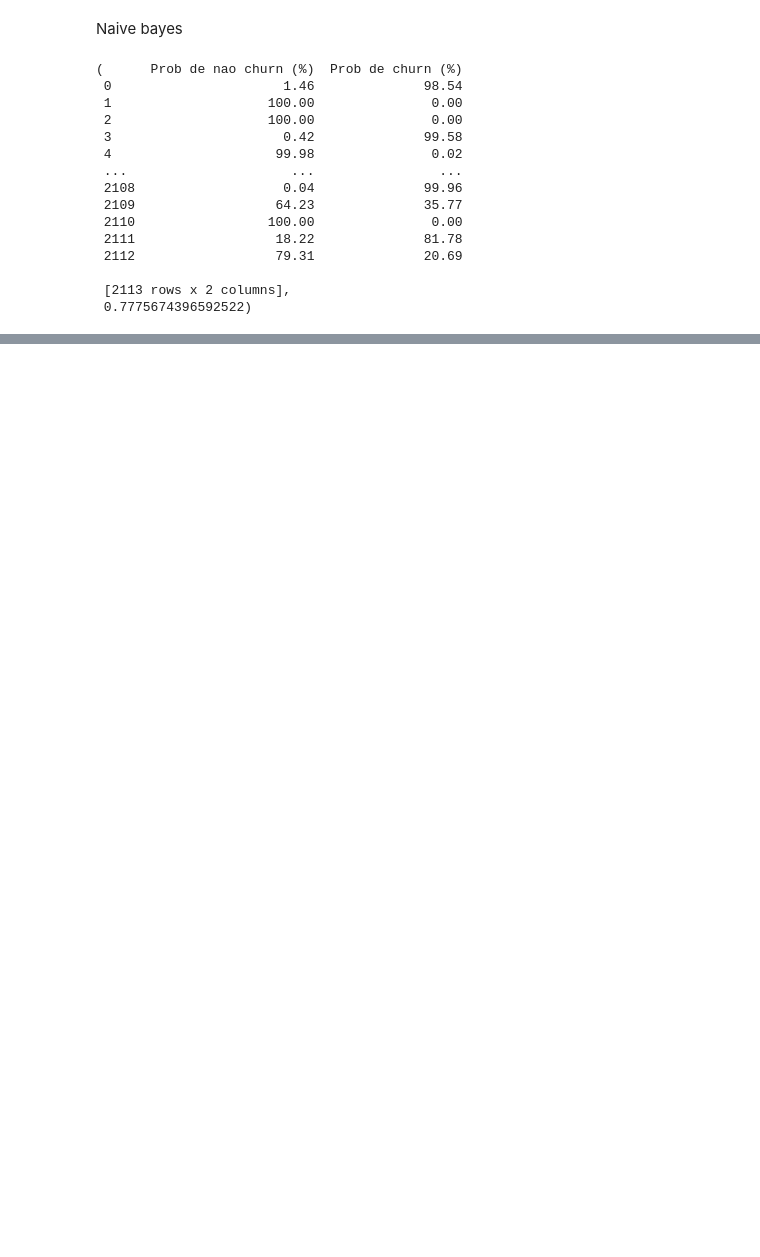
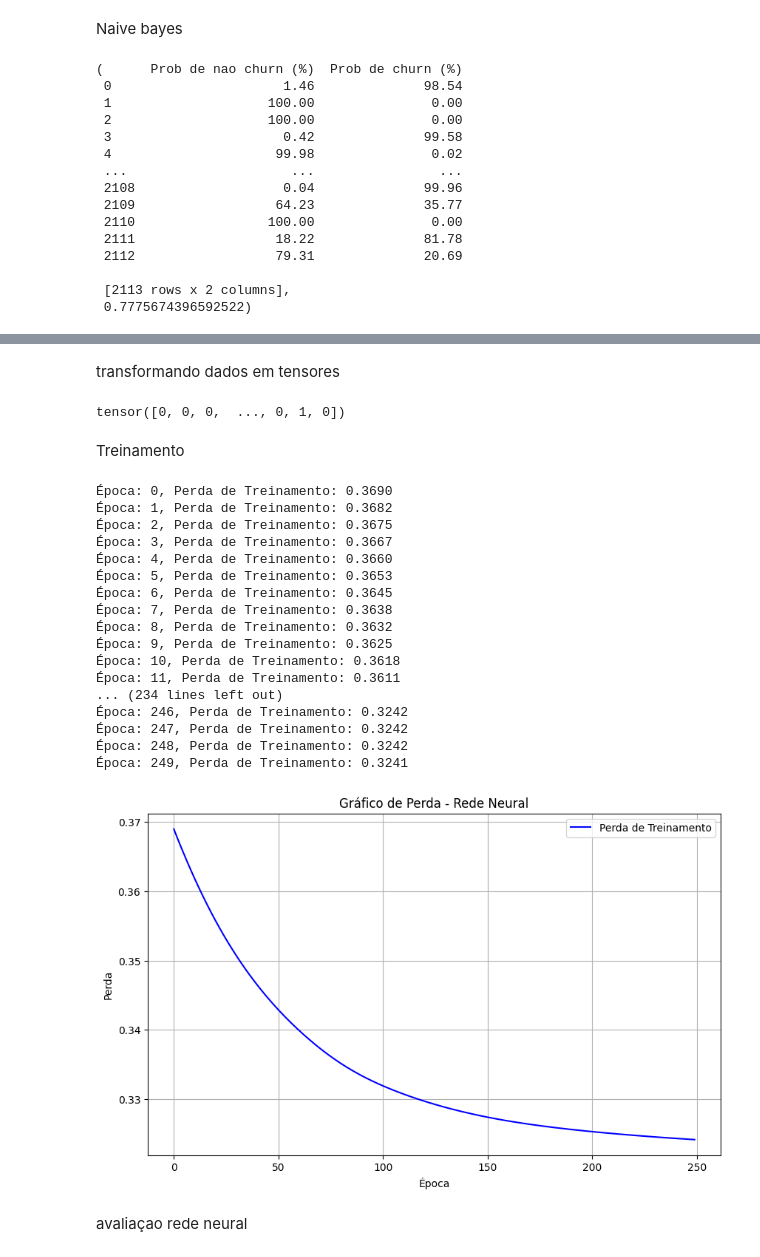
Before and after one commit to WesleySouza13/Analise-em-Churn, a Jupyter notebook: Untitled-1.ipynb, the cells around one changed output, grey strips where cells are left out. Drawn from its saved outputs; the diff is of its cells as text; code cells hidden in the pictures; blank space fills up the shorter version.

Commit message:
rede neural

```diff
--- a/Untitled-1.ipynb
+++ b/Untitled-1.ipynb
@@ -612,0 +652,70 @@ probabilidade_de_churn
+# %%
+#criando objeto do modelo
+modelo = rede_neural()
+# %%
+#criterio de erro e otimizador
+criterion = nn.CrossEntropyLoss()
+optimizer = optim.Adam(
+    modelo.parameters(),
+    lr=1e-4,
+    weight_decay=1e-5,
+    amsgrad=True)
+# %% [markdown]
+transformando dados em tensores
+# %%
+x_array = x_treino.toarray()
+x_tensor_treino = torch.FloatTensor(x_array)
+# %%
+y_tensor_treino = torch.LongTensor(y_treino)
+# %%
+y_tensor_treino
+# %% [output]
+tensor([0, 0, 0,  ..., 0, 1, 0])
+# %% [markdown]
+Treinamento
+# %%
+matriz_perda = []
+for epoch in range(250):
+    modelo.train()
+    y_pred = modelo(x_tensor_treino)
+
+    loss = criterion(y_pred, y_tensor_treino)
+    matriz_perda.append(loss.item())
+
+
+    optimizer.zero_grad()
+    loss.backward()
+    optimizer.step()
+
+    print(f'Época: {epoch}, Perda de Treinamento: {loss:.4f}')
+
+# Grafico de perda
+plt.figure(figsize=(10, 6))
+plt.plot(matriz_perda, label='Perda de Treinamento', color='blue')
+plt.xlabel('Época')
+plt.ylabel('Perda')
+plt.title('Gráfico de Perda - Rede Neural')
+plt.legend()
+plt.grid()
+plt.show()
+# %% [output]
+Época: 0, Perda de Treinamento: 0.3690
+Época: 1, Perda de Treinamento: 0.3682
+Época: 2, Perda de Treinamento: 0.3675
+Época: 3, Perda de Treinamento: 0.3667
+Época: 4, Perda de Treinamento: 0.3660
+Época: 5, Perda de Treinamento: 0.3653
+Época: 6, Perda de Treinamento: 0.3645
+Época: 7, Perda de Treinamento: 0.3638
+Época: 8, Perda de Treinamento: 0.3632
+Época: 9, Perda de Treinamento: 0.3625
+Época: 10, Perda de Treinamento: 0.3618
+Época: 11, Perda de Treinamento: 0.3611
+... (234 lines left out)
+Época: 246, Perda de Treinamento: 0.3242
+Época: 247, Perda de Treinamento: 0.3242
+Época: 248, Perda de Treinamento: 0.3242
+Época: 249, Perda de Treinamento: 0.3241
+[figure, added]
+# %% [markdown]
+avaliaçao rede neural
```
Also changed, not shown: parts of 21 cells of this notebook.
